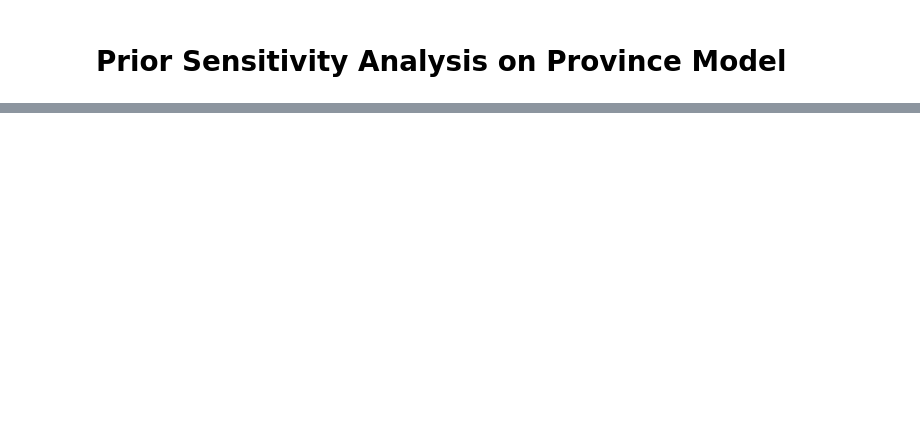
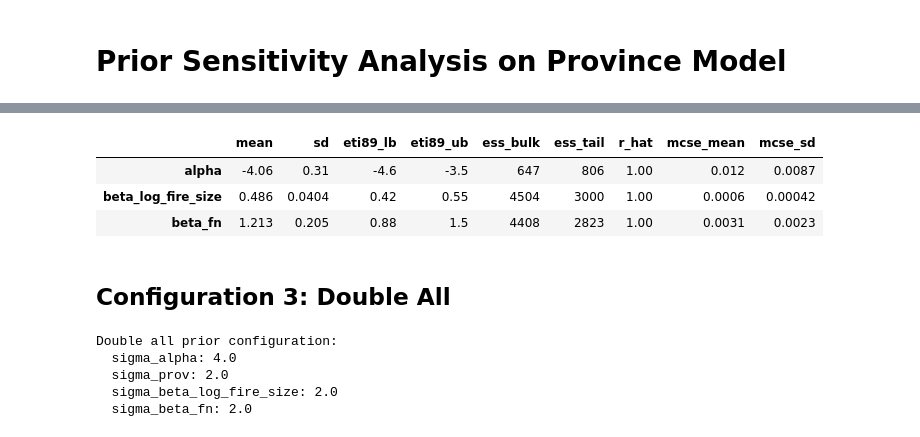
Before and after one commit to PierreRL/Wildfire_Evacuations, a Jupyter notebook: notebooks/6. sensitivty_analysis.ipynb, the cells around one changed output, grey strips where cells are left out. Cells and saved outputs as stored; diff of their text form; code cells hidden in the pictures; blank space fills up the shorter version.

```diff
--- a/notebooks/6. sensitivty_analysis.ipynb
+++ b/notebooks/6. sensitivty_analysis.ipynb
@@ -195,0 +141,8 @@ Running double_all
+# %%
+data_baseline = dict(base_data)
+for k, v in baseline_priors.items():
+    data_baseline[k] = v
+
+print('Baseline prior configuration:')
+for k, v in baseline_priors.items():
+    print(f'  {k}: {v}')
@@ -195,0 +155,28 @@ Running double_all
+# %%
+run_dir_base = out_root / 'baseline'
+run_dir_base.mkdir(parents=True, exist_ok=True)
+idata_path_base = run_dir_base / 'idata.nc'
+
+if idata_path_base.exists():
+    print('Loading cached idata for baseline')
+    idata_baseline = az.from_netcdf(str(idata_path_base))
+else:
+    print('Sampling baseline...')
+    fit_baseline = mdl_sens.sample(
+        data=data_baseline,
+        chains=4,
+        parallel_chains=min(4, os.cpu_count() or 1),
+        iter_warmup=500,
+        iter_sampling=1000,
+        seed=20260419,
+        adapt_delta=0.95,
+        show_console=False,
+        output_dir=str(run_dir_base),
+        save_warmup=False,
+    )
+    idata_baseline = az.from_cmdstanpy(
+        posterior=fit_baseline,
+        log_likelihood='log_lik',
+    )
+    idata_baseline.to_netcdf(str(idata_path_base))
+    print('Saved idata to', idata_path_base)
@@ -195,0 +204,26 @@ Running double_all
+# %%
+summ_baseline = az.summary(idata_baseline, var_names=['alpha', 'beta_log_fire_size', 'beta_fn'])
+summ_baseline
+# %% [output]
+|  | mean | sd | eti89_lb | eti89_ub | ess_bulk | ess_tail | r_hat | mcse_mean | mcse_sd |
+| alpha | -4.06 | 0.31 | -4.6 | -3.5 | 647 | 806 | 1.00 | 0.012 | 0.0087 |
+| beta_log_fire_size | 0.486 | 0.0404 | 0.42 | 0.55 | 4504 | 3000 | 1.00 | 0.0006 | 0.00042 |
+| beta_fn | 1.213 | 0.205 | 0.88 | 1.5 | 4408 | 2823 | 1.00 | 0.0031 | 0.0023 |
+# %% [markdown]
+## Configuration 3: Double All
+# %%
+double_all_priors = {k: v * 2.0 for k, v in baseline_priors.items()}
+
+data_double_all = dict(base_data)
+for k, v in double_all_priors.items():
+    data_double_all[k] = v
+
+print('Double all prior configuration:')
+for k, v in double_all_priors.items():
+    print(f'  {k}: {v}')
+# %% [output]
+Double all prior configuration:
+  sigma_alpha: 4.0
+  sigma_prov: 2.0
+  sigma_beta_log_fire_size: 2.0
+  sigma_beta_fn: 2.0
```
Also changed, not shown: parts of 26 cells of this notebook, 17 other files.
